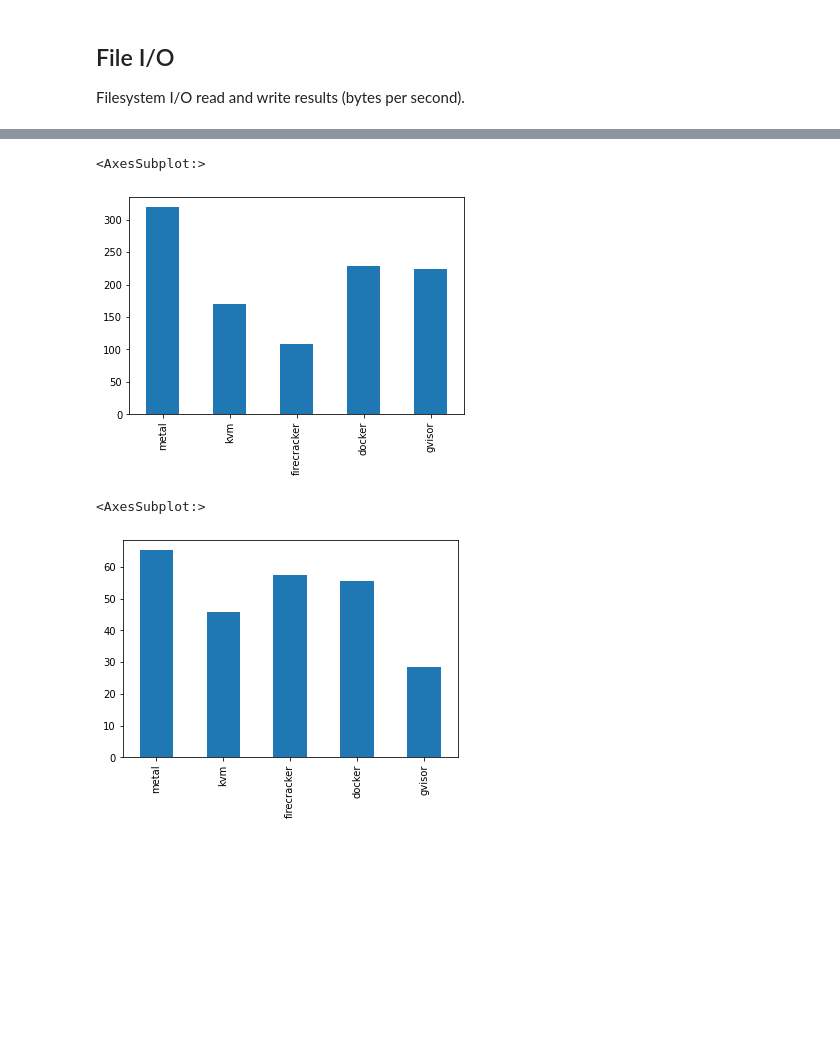
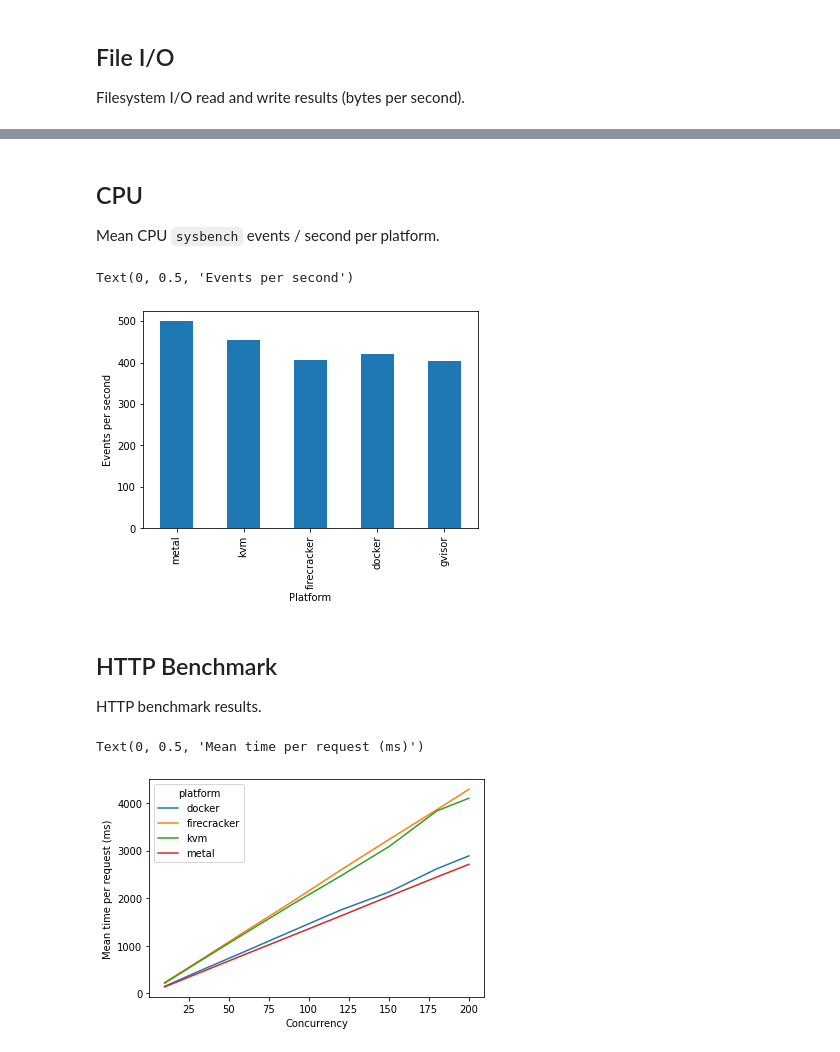
Before and after one commit to ppeerttu/virtualization-benchmarks, a Jupyter notebook: analysis/initial-visualization.ipynb, the cells around one changed output, grey strips where cells are left out. Saved outputs shown, nothing was run; the diff lists cells and outputs as text; code cells hidden in the pictures; blank space fills up the shorter version.

Commit message:
http benchmark visualization

```diff
--- a/analysis/initial-visualization.ipynb
+++ b/analysis/initial-visualization.ipynb
@@ -14,6 +14,8 @@ bandwidth_path = "{}/bandwidth_results.csv".format(data_dir)
 jitter_path = "{}/jitter_results.csv".format(data_dir)
 fileior_path = "{}/fileio_read_results.csv".format(data_dir)
 fileiow_path  ="{}/fileio_write_results.csv".format(data_dir)
+cpu_path = "{}/cpu_results.csv".format(data_dir)
+http_path = "{}/http_benchmark_results.csv".format(data_dir)
 # %% [markdown]
 ## Boot times
 
@@ -68,14 +94,24 @@ Filesystem I/O read and write results (bytes per second).
+# %% [markdown]
+## CPU
+
+Mean CPU `sysbench` events / second per platform.
 # %%
-df = pd.read_csv(fileior_path)
-
-df.mean().plot.bar(x="read", y="bytes per second")
+df = pd.read_csv(cpu_path)
+ax = df.mean().plot.bar()
+ax.set_xlabel("Platform")
+ax.set_ylabel("Events per second")
 # %% [output]
-<AxesSubplot:>
+Text(0, 0.5, 'Events per second')
-[figure, old version]
+[figure, new version]
-# %%
-df = pd.read_csv(fileiow_path)
-
-df.mean().plot.bar(x="write", y="bytes per second")
-# %% [output]
-<AxesSubplot:>
-[figure, removed]
+# %% [markdown]
+## HTTP Benchmark
+
+HTTP benchmark results.
+# %%
+df = pd.read_csv(http_path)
+ax = df.groupby(["platform", "concurrency"]).mean().reset_index().pivot(index="concurrency", columns="platform", values="mean_time_per_req").plot()
+ax.set_xlabel("Concurrency")
+ax.set_ylabel("Mean time per request (ms)")
+# %% [output]
+Text(0, 0.5, 'Mean time per request (ms)')
+[figure, added]
```
Also changed, not shown: parts of 5 cells of this notebook.
